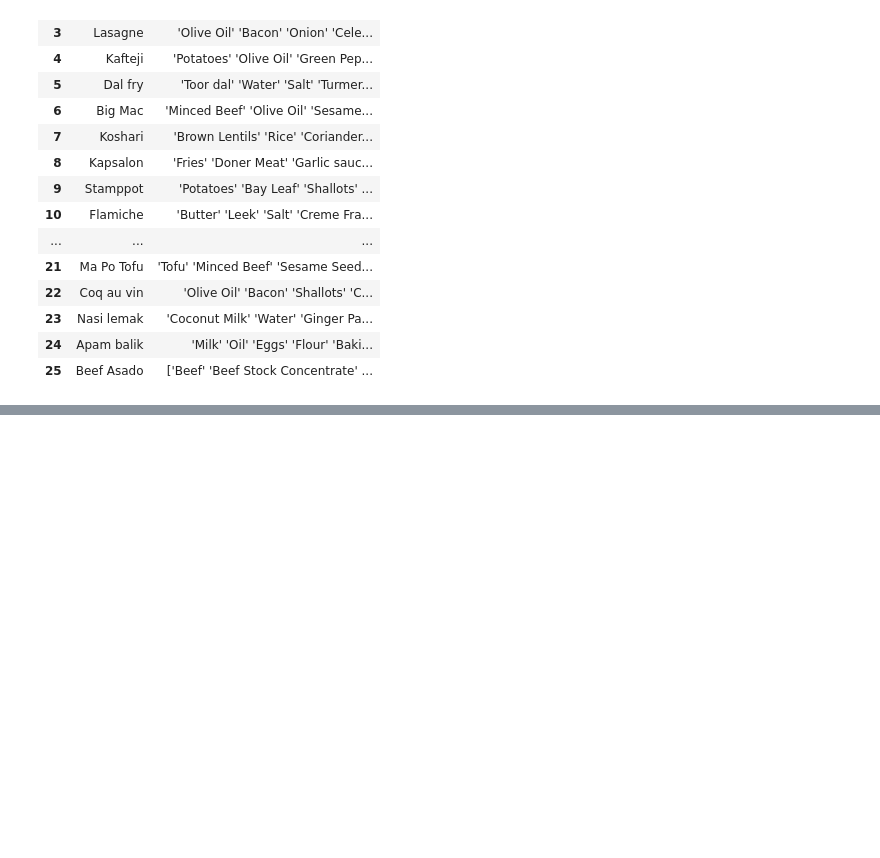
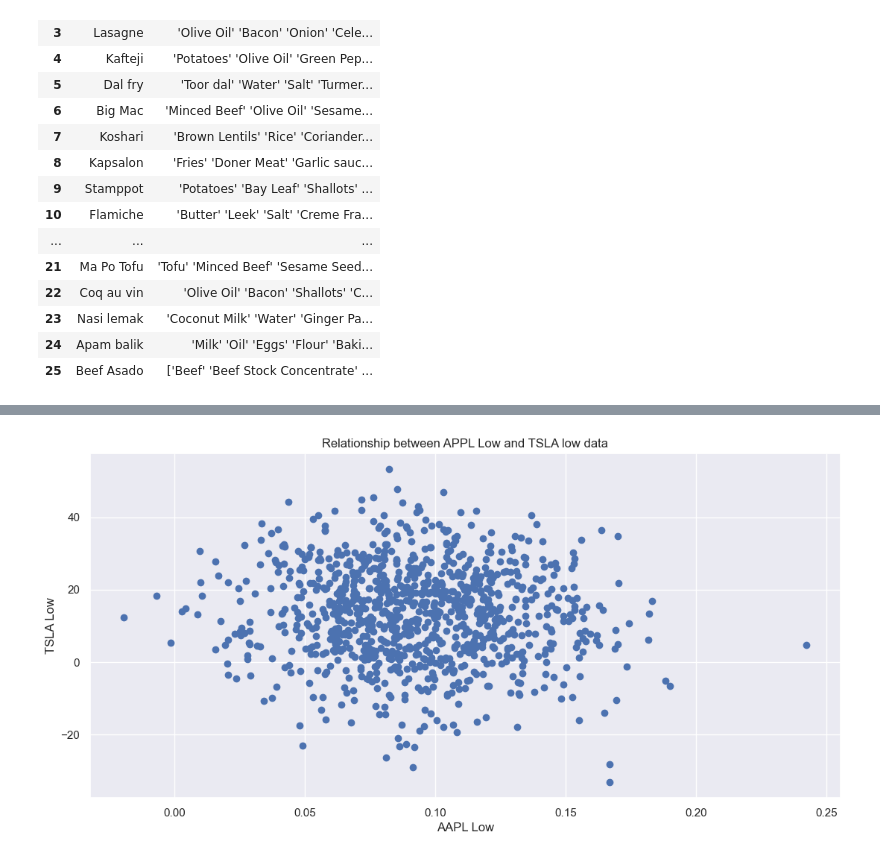
Before and after one commit to HerbSek/Learning-Data-Science, a Jupyter notebook: numpy.ipynb, the cells around one changed output, grey strips where cells are left out. Saved outputs shown, nothing was run; the diff lists cells and outputs as text; code cells hidden in the pictures; blank space fills up the shorter version.

```diff
--- a/numpy.ipynb
+++ b/numpy.ipynb
@@ -887,0 +938,37 @@ display_data
+# %%
+import pandas as pd
+import numpy as np
+import seaborn; seaborn.set()
+from matplotlib import pyplot as plt
+
+tsla_data = pd.read_csv('TSLA.csv')
+apple_data = pd.read_csv('AAPL.csv')
+apple_data.head(), tsla_data.head()
+
+apple_low = pd.Series(apple_data['Low'])
+tsla_low =  pd.Series(tsla_data['Low'])
+
+low_dict = {
+    'AAPL': apple_low,
+    'TSLA': tsla_low,
+}
+
+combine_low = pd.DataFrame(low_dict)
+
+combine_low.loc[combine_low['TSLA'].isnull(), 'TSLA'] = tsla_low.mean()
+combine_low
+
+low_data = np.random.multivariate_normal(combine_low[:1000].mean(), combine_low[:1000].cov(), 1000)
+
+# len(apple_low)  ,   len(tsla_low)
+new_data = pd.DataFrame(low_data, columns=['AAPL', 'TSLA'])
+
+# Visualization
+plt.figure(figsize= (13,6))
+plt.scatter(new_data['AAPL'], new_data['TSLA'])
+plt.title('Relationship between APPL Low and TSLA low data')
+plt.xlabel('AAPL Low')
+plt.ylabel('TSLA Low')
+plt.show()
+# %% [output]
+[figure, added]
```
Also changed, not shown: parts of 3 cells of this notebook, 2 other files.
